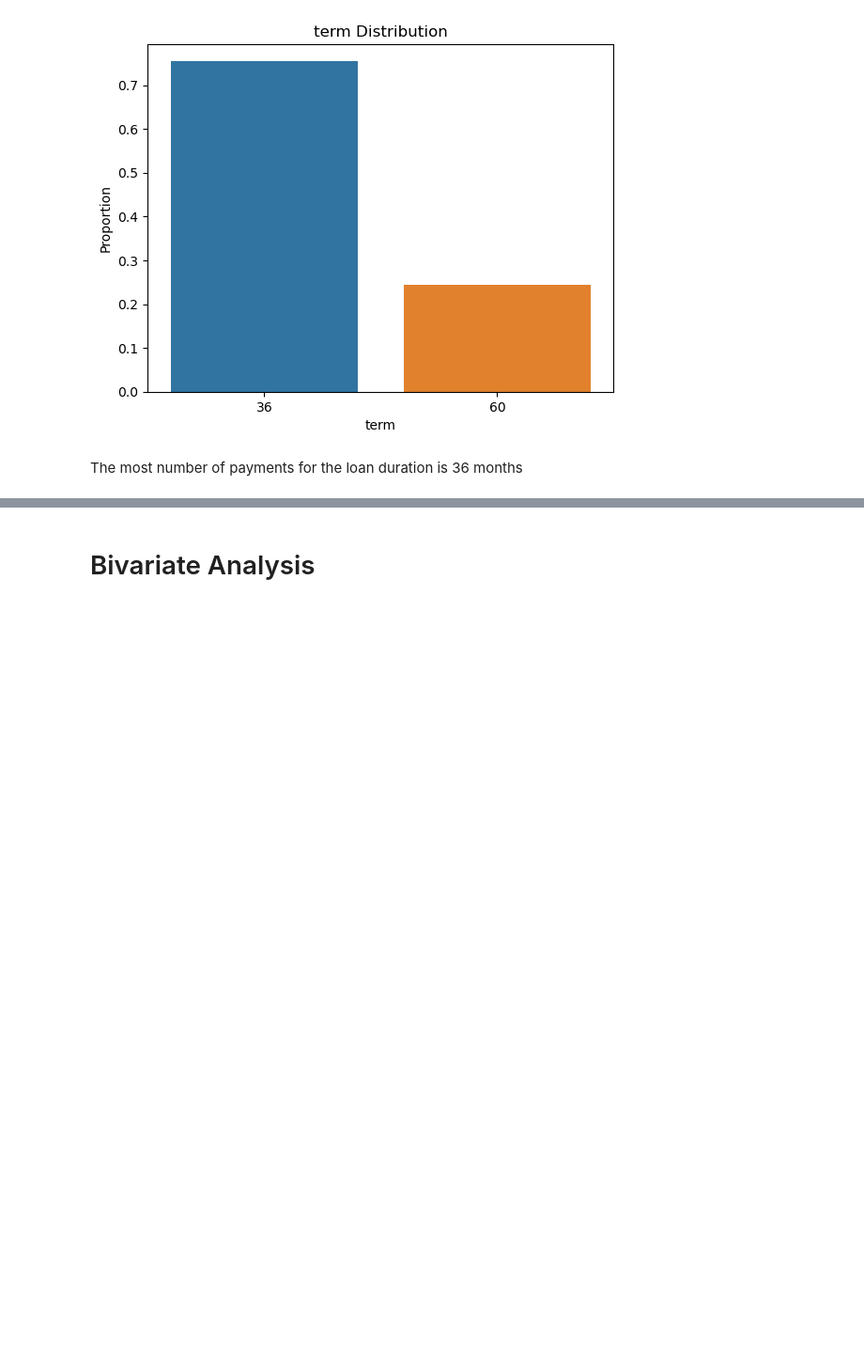
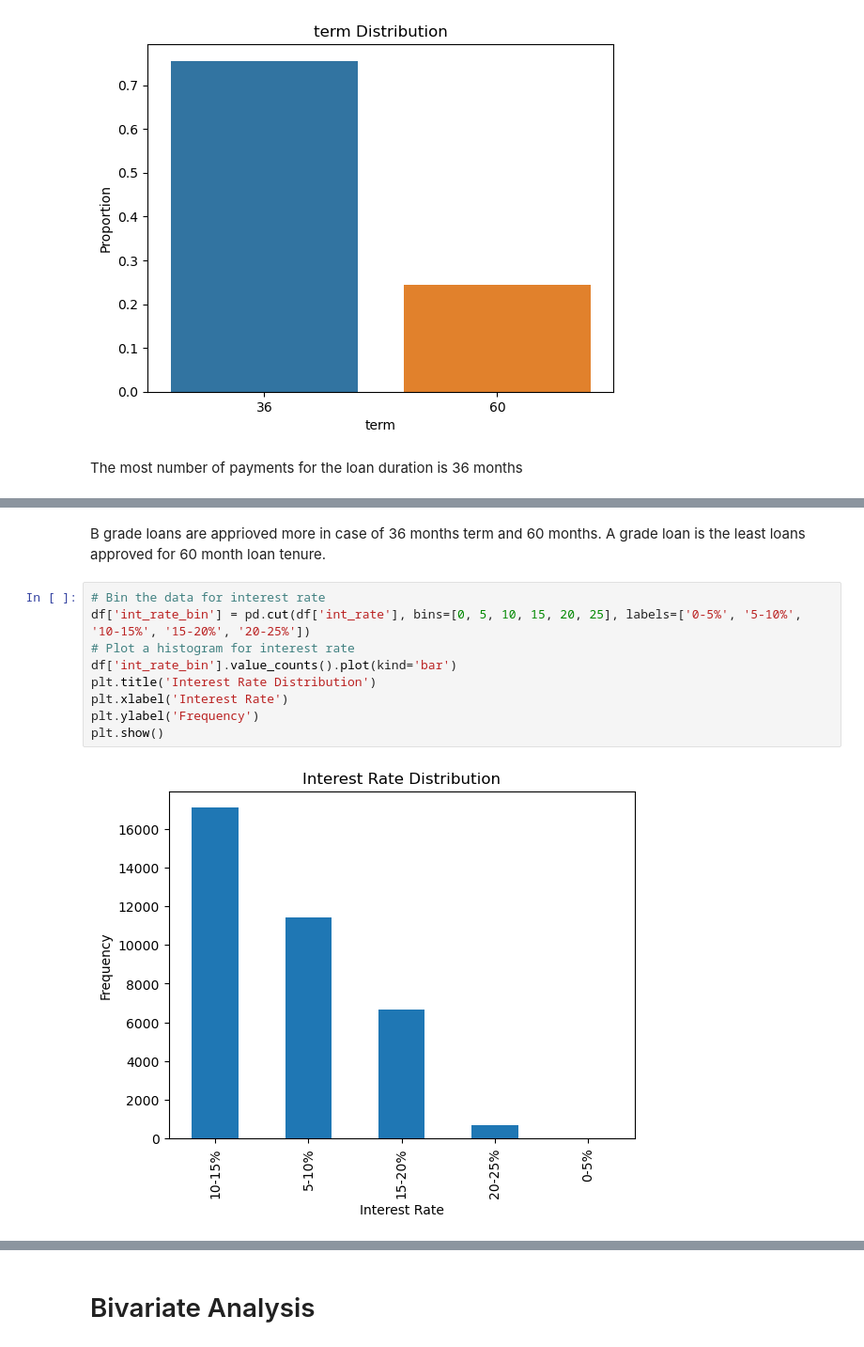
Before and after one commit to raghunandankavi2010/LandingClubCaseStudy, a Jupyter notebook: Raghunandan.ipynb, the cells around one changed output, grey strips where cells are left out. Shown at 94% size. Drawn from its saved outputs; the diff is of its cells as text; blank space fills up the shorter version.

Commit message:
Adding bins and finding frequency for uni-variate analysis

```diff
--- a/Raghunandan.ipynb
+++ b/Raghunandan.ipynb
@@ -460,0 +516,13 @@ The most number of payments for the loan duration is 36 months
+# %% [markdown]
+B grade loans are apprioved more in case of 36 months term and 60 months. A grade loan is the least loans approved for 60 month loan tenure.
+# %%
+# Bin the data for interest rate
+df['int_rate_bin'] = pd.cut(df['int_rate'], bins=[0, 5, 10, 15, 20, 25], labels=['0-5%', '5-10%', '10-15%', '15-20%', '20-25%'])
+# Plot a histogram for interest rate
+df['int_rate_bin'].value_counts().plot(kind='bar')
+plt.title('Interest Rate Distribution')
+plt.xlabel('Interest Rate')
+plt.ylabel('Frequency')
+plt.show()
+# %% [output]
+[figure, added]
```
Also changed, not shown: parts of 23 cells of this notebook.
